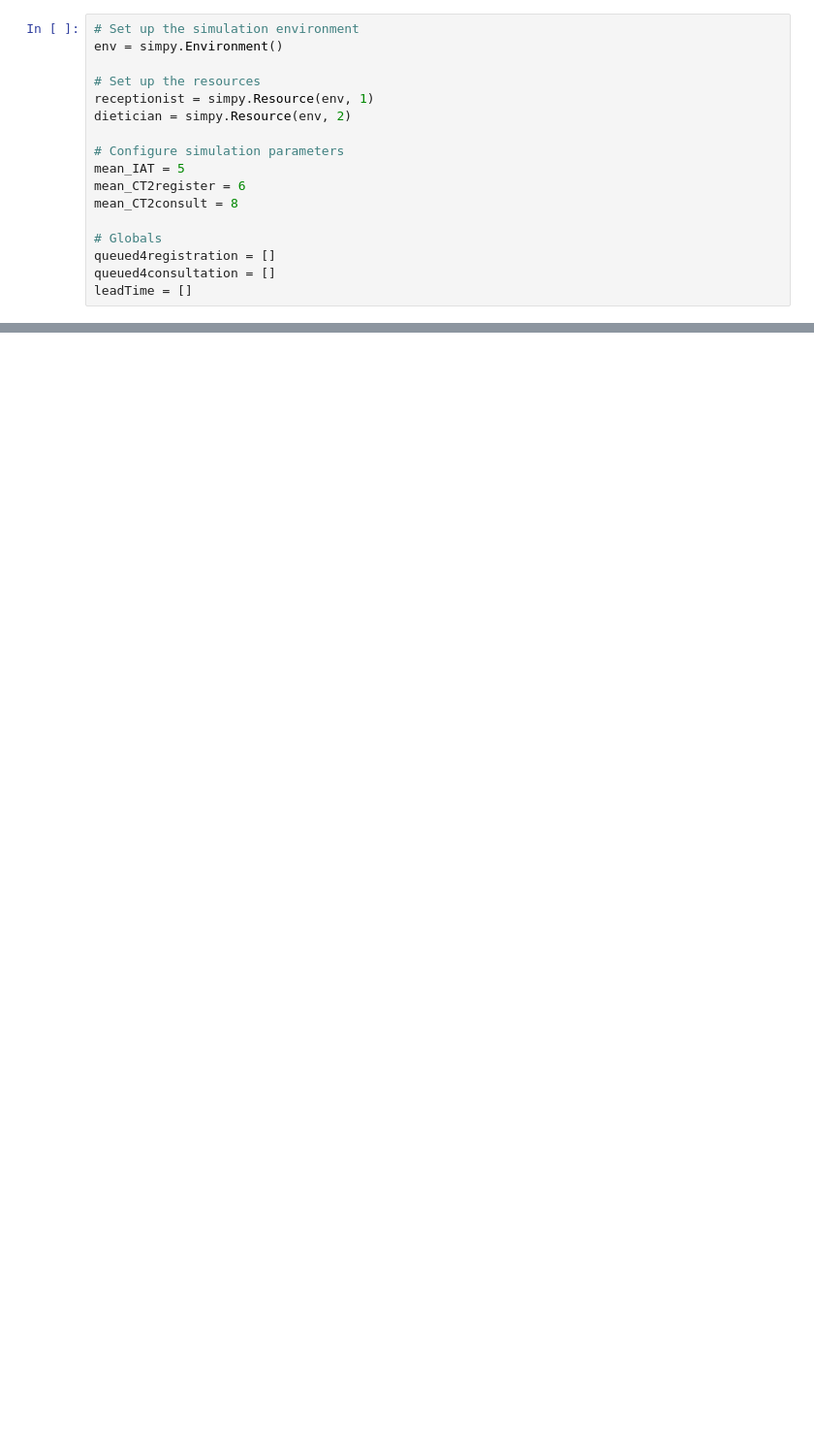
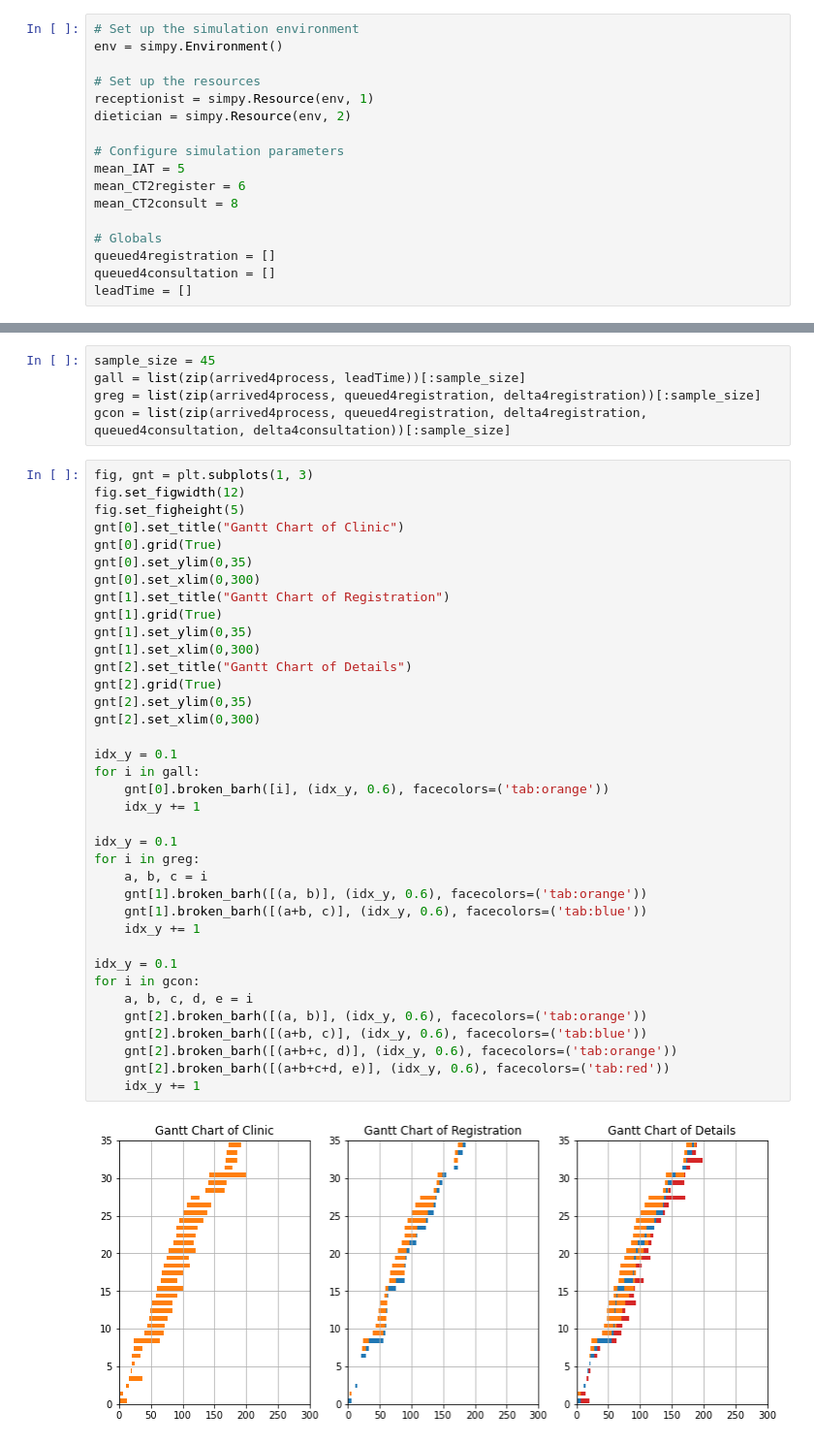
Before and after one commit to sunbee/factorySimulation, a Jupyter notebook: clinic.ipynb, the cells around one changed output, grey strips where cells are left out. Shown at 97% size. Saved outputs shown, nothing was run; the diff lists cells and outputs as text; blank space fills up the shorter version.

```diff
--- a/clinic.ipynb
+++ b/clinic.ipynb
@@ -296,0 +463,44 @@ leadTime
+# %%
+sample_size = 45
+gall = list(zip(arrived4process, leadTime))[:sample_size]
+greg = list(zip(arrived4process, queued4registration, delta4registration))[:sample_size]
+gcon = list(zip(arrived4process, queued4registration, delta4registration, queued4consultation, delta4consultation))[:sample_size]
+# %%
+fig, gnt = plt.subplots(1, 3)
+fig.set_figwidth(12)
+fig.set_figheight(5)
+gnt[0].set_title("Gantt Chart of Clinic")
+gnt[0].grid(True)
+gnt[0].set_ylim(0,35)
+gnt[0].set_xlim(0,300)
+gnt[1].set_title("Gantt Chart of Registration")
+gnt[1].grid(True)
+gnt[1].set_ylim(0,35)
+gnt[1].set_xlim(0,300)
+gnt[2].set_title("Gantt Chart of Details")
+gnt[2].grid(True)
+gnt[2].set_ylim(0,35)
+gnt[2].set_xlim(0,300)
+
+idx_y = 0.1
+for i in gall:
+    gnt[0].broken_barh([i], (idx_y, 0.6), facecolors=('tab:orange'))
+    idx_y += 1
+
+idx_y = 0.1
+for i in greg:
+    a, b, c = i
+    gnt[1].broken_barh([(a, b)], (idx_y, 0.6), facecolors=('tab:orange'))
+    gnt[1].broken_barh([(a+b, c)], (idx_y, 0.6), facecolors=('tab:blue'))
+    idx_y += 1
+
+idx_y = 0.1
+for i in gcon:
+    a, b, c, d, e = i
+    gnt[2].broken_barh([(a, b)], (idx_y, 0.6), facecolors=('tab:orange'))
+    gnt[2].broken_barh([(a+b, c)], (idx_y, 0.6), facecolors=('tab:blue'))
+    gnt[2].broken_barh([(a+b+c, d)], (idx_y, 0.6), facecolors=('tab:orange'))
+    gnt[2].broken_barh([(a+b+c+d, e)], (idx_y, 0.6), facecolors=('tab:red'))
+    idx_y += 1
+# %% [output]
+[figure, added]
```
Also changed, not shown: parts of 24 cells of this notebook, 2 other files.
